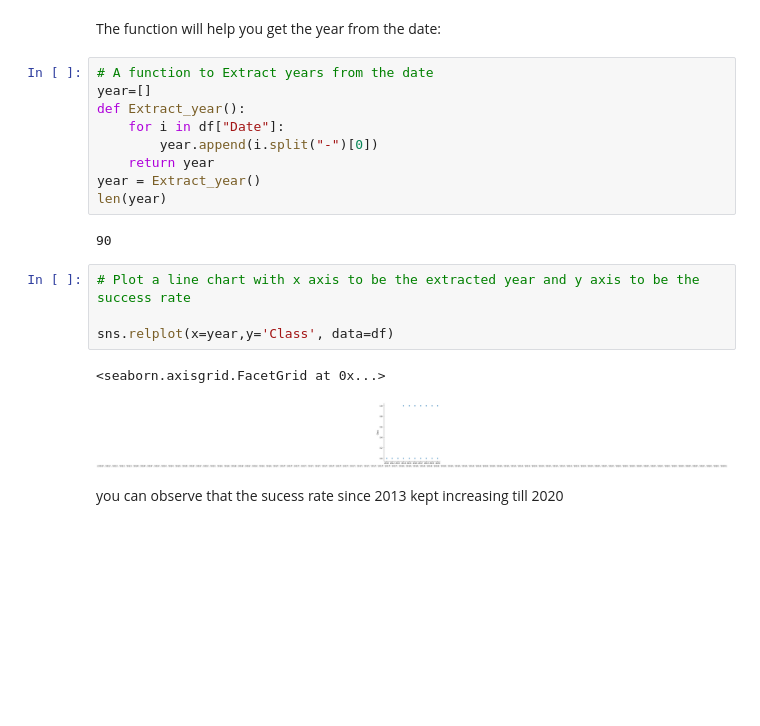
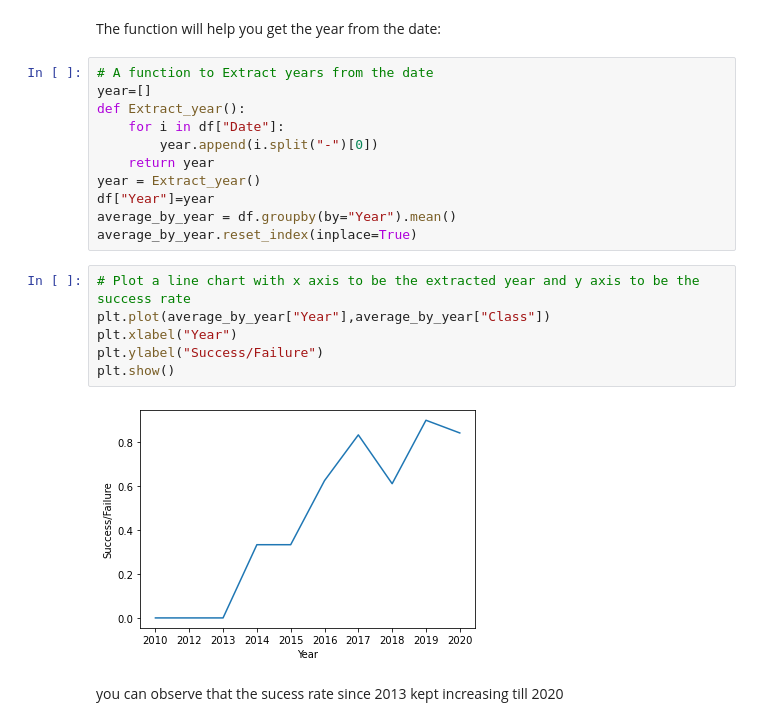
Before and after one commit to jivfur/ibm_capstone_project, a Jupyter notebook: jupyter-labs-eda-dataviz.ipynb, the cells around one changed output. Saved outputs shown, nothing was run; the diff lists cells and outputs as text; blank space fills up the shorter version.

```diff
--- a/jupyter-labs-eda-dataviz.ipynb
+++ b/jupyter-labs-eda-dataviz.ipynb
@@ -170,16 +169,17 @@ def Extract_year():
         year.append(i.split("-")[0])
     return year
 year = Extract_year()
-len(year)
+df["Year"]=year
+average_by_year = df.groupby(by="Year").mean()
+average_by_year.reset_index(inplace=True)
-# %% [output]
-90
 # %%
 # Plot a line chart with x axis to be the extracted year and y axis to be the success rate
-
-sns.relplot(x=year,y='Class', data=df)
+plt.plot(average_by_year["Year"],average_by_year["Class"])
+plt.xlabel("Year")
+plt.ylabel("Success/Failure")
+plt.show()
 # %% [output]
-<seaborn.axisgrid.FacetGrid at 0x...>
-[figure, old version]
+[figure, new version]
 # %% [markdown]
 you can observe that the sucess rate since 2013 kept increasing till 2020
 # %% [markdown]
```
Also changed, not shown: parts of 4 cells of this notebook.
